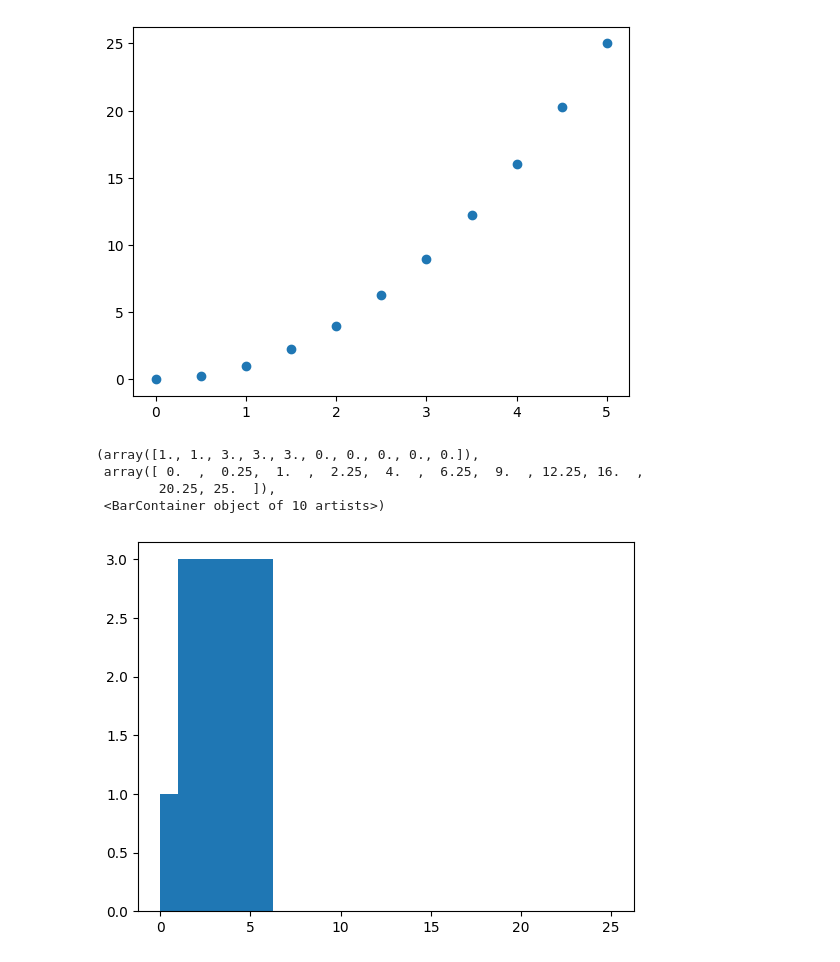
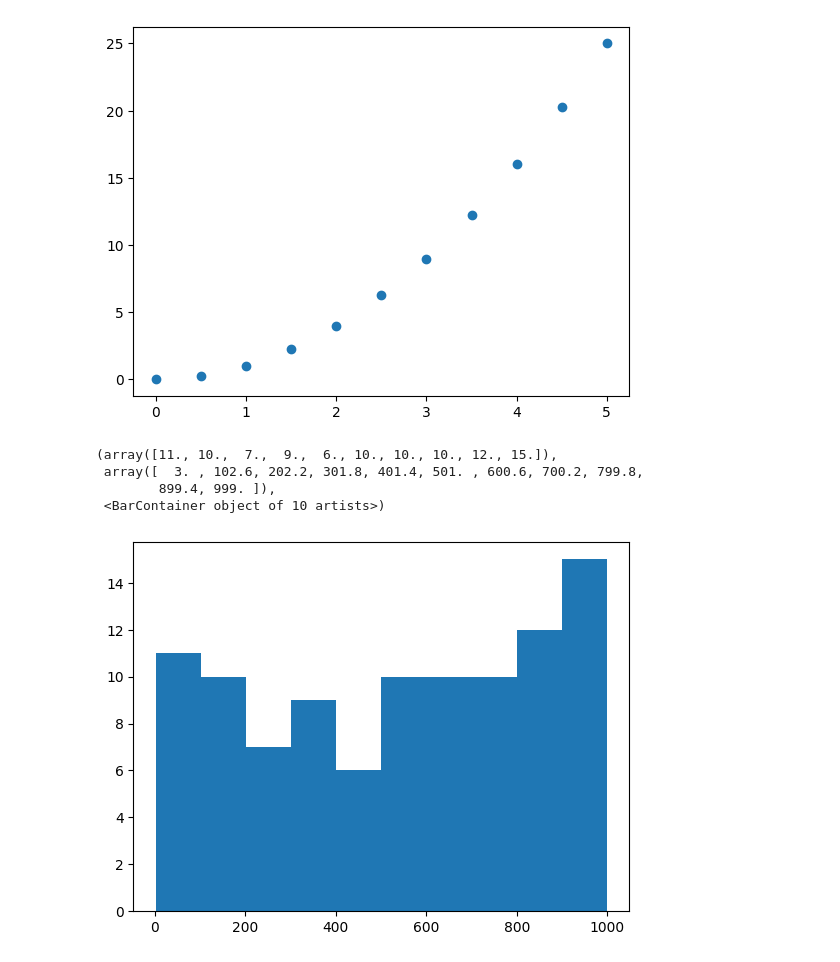
Before and after one commit to Pritam-Mondal18/Machine-Learning-yt, a Jupyter notebook: Matplotlib.ipynb, the cells around one changed output. Cells and saved outputs as stored; diff of their text form; code cells hidden in the pictures.

```diff
--- a/Matplotlib.ipynb
+++ b/Matplotlib.ipynb
@@ -68,11 +72,14 @@ plt.scatter(x,y)
 # %% [output]
 <matplotlib.collections.PathCollection at 0x...>
 [figure]
-# %%
-plt.hist(x,y)
-# %% [output]
-(array([1., 1., 3., 3., 3., 0., 0., 0., 0., 0.]),
- array([ 0.  ,  0.25,  1.  ,  2.25,  4.  ,  6.25,  9.  , 12.25, 16.  ,
-        20.25, 25.  ]),
- <BarContainer object of 10 artists>)
-[figure, removed]
+# %%
+# Histogram
+from random import sample
+data = sample(range(1,1000),100)
+plt.hist(data)
+# %% [output]
+(array([11., 10.,  7.,  9.,  6., 10., 10., 10., 12., 15.]),
+ array([  3. , 102.6, 202.2, 301.8, 401.4, 501. , 600.6, 700.2, 799.8,
+        899.4, 999. ]),
+ <BarContainer object of 10 artists>)
+[figure, added]
```
Also changed, not shown: parts of 11 cells of this notebook.
